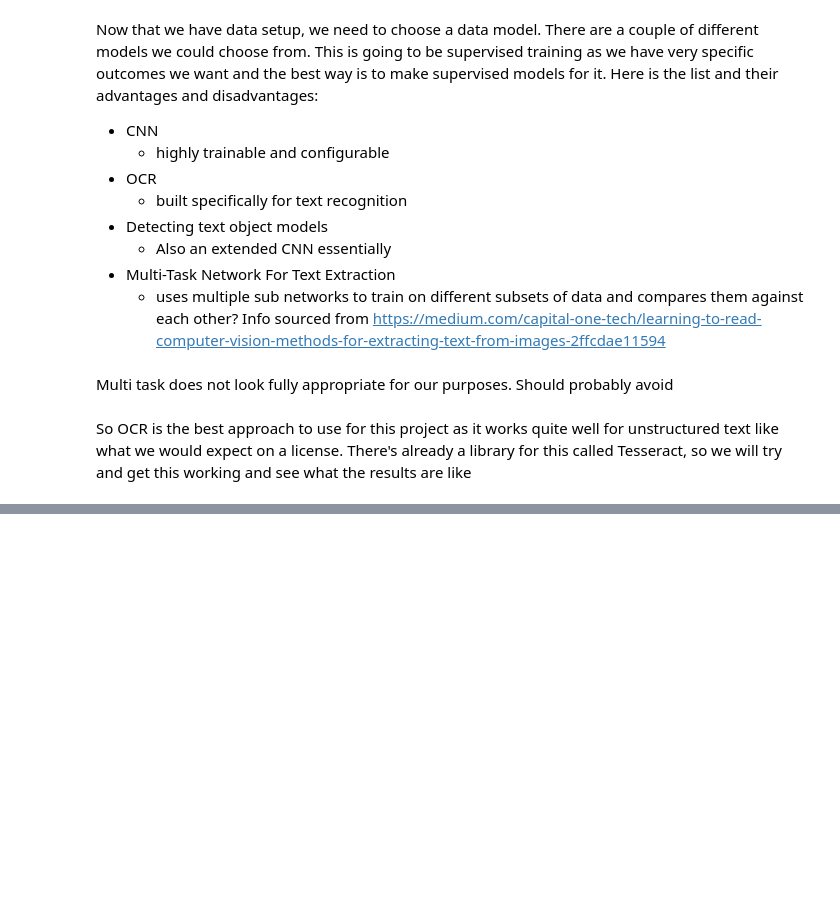
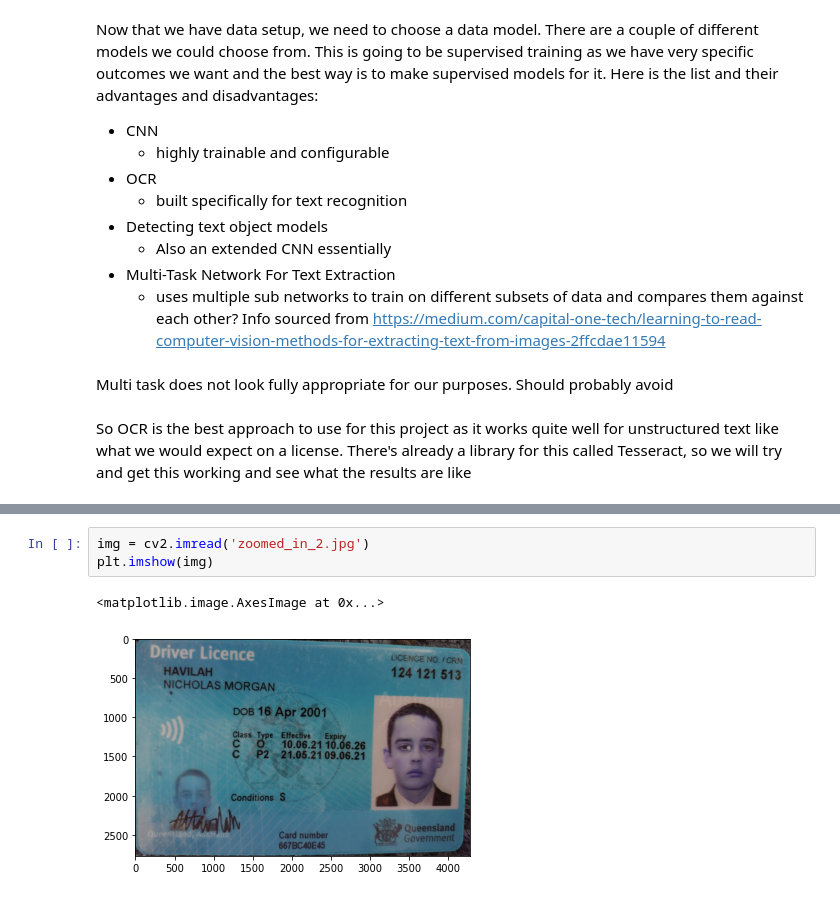
Before and after one commit to nhavilah/constructit, a Jupyter notebook: Image_Processor_Book_1.ipynb, the cells around one changed output, grey strips where cells are left out. Saved outputs shown, nothing was run; the diff lists cells and outputs as text; blank space fills up the shorter version.

```diff
--- a/Image_Processor_Book_1.ipynb
+++ b/Image_Processor_Book_1.ipynb
@@ -982,0 +1058,6 @@ img = cv2.imread('./snapshots/snapShot0.jpg')
+# %%
+img = cv2.imread('zoomed_in_2.jpg')
+plt.imshow(img)
+# %% [output]
+<matplotlib.image.AxesImage at 0x...>
+[figure, added]
```
Also changed, not shown: parts of 29 cells of this notebook, 5 other files.
